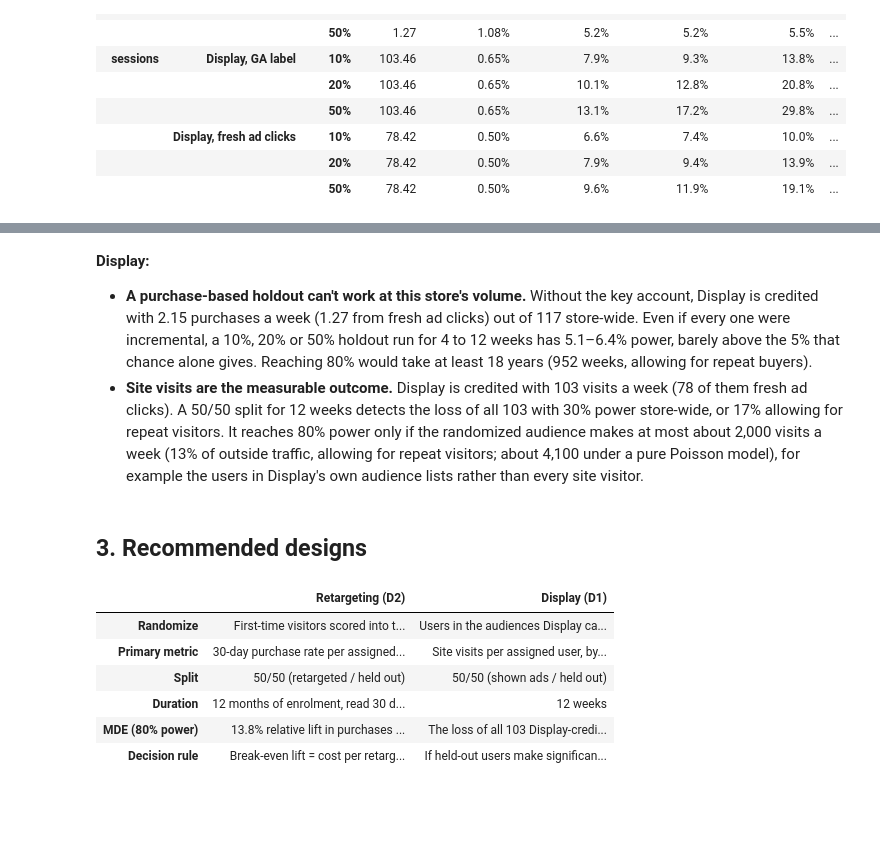
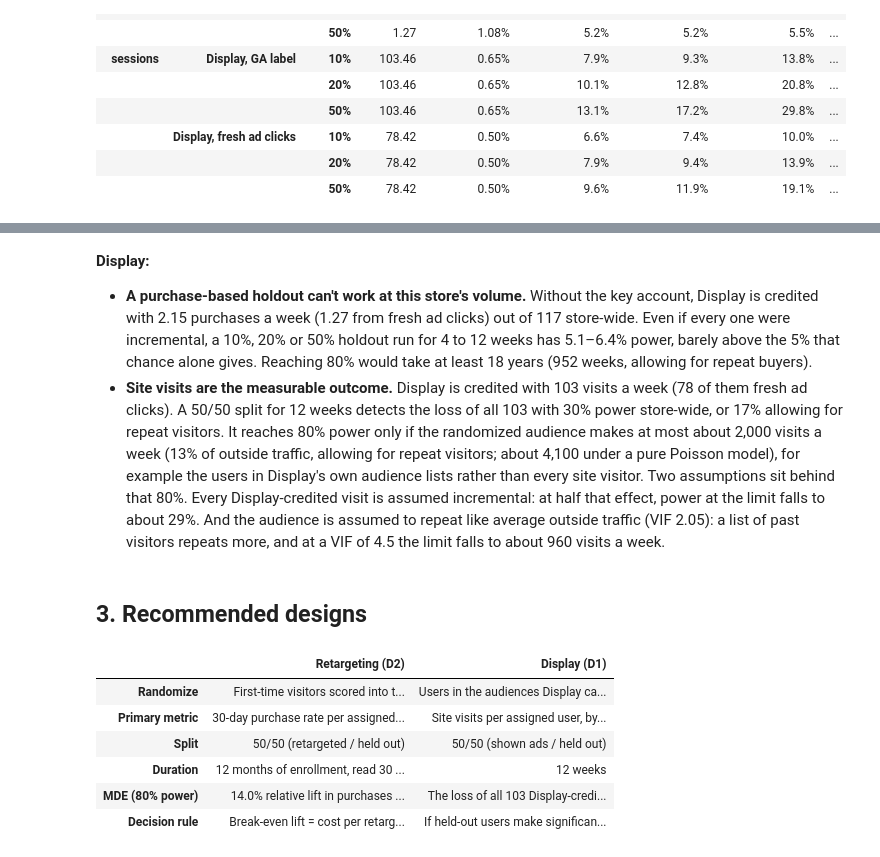
Before and after one commit to Pann13223029/merch-store-marketing-case-study, a Jupyter notebook: notebooks/06_test_design.ipynb, the cells around one changed output, grey strips where cells are left out. Drawn from its saved outputs; the diff is of its cells as text; code cells hidden in the pictures; blank space fills up the shorter version.

```diff
--- a/notebooks/06_test_design.ipynb
+++ b/notebooks/06_test_design.ipynb
@@ -52,7 +52,7 @@ train, test = live[live.split == "train"], live[live.split == "test"]
 tuning = pd.read_json(ROOT / "data/processed/tuning_results.json")
 chosen = tuning.loc[tuning.cv_pr_auc.idxmax()]   # notebook 04's model: the best validation PR-AUC (gradient boosting)
 score = PIPELINES[chosen.model](**chosen.params).fit(train, train[LABEL]).predict_proba(test)[:, 1]
-months = (test.session_date.max() - test.session_date.min()).days / 30.4
+months = months_spanned(test.session_date)   # May 1 – Jul 1, 2017: 62 days, both ends included
 order = np.argsort(-score, kind="stable")
 
 rows = []
@@ -126,7 +126,7 @@ Top 20%: capped 30-day revenue $2.10 per retargeted visitor (staff at $0). The 1
 | $0.15 | 14.3% |
 | $0.20 | 19.0% |
 # %%
-# Smallest detectable lift by months of enrolment (no viz helper draws this form, so it's drawn here in the same style)
+# Smallest detectable lift by months of enrollment (no viz helper draws this form, so it's drawn here in the same style)
 m_axis = np.linspace(0.2, 24, 480)
 p, r = top20.purchase_rate, top20.return_visit_rate
 curves = {"Purchase rate, 50/50": (two_sample_mde(p, proportion_sd(p), per_month * m_axis, 0.5), viz.SERIES_1),
@@ -136,7 +136,7 @@ at_12 = {split: two_sample_mde(p, proportion_sd(p), per_month * 12, h) for split
 early = duration_for_power(lambda m: two_sample_power(r, proportion_sd(r), LIFT, per_month * m, 0.5))
 
 viz.apply_style()
-fig, ax = viz.figure(760, 500, plot_box=(72, 132, 40, 104))
+fig, ax = viz.figure(760, 516, plot_box=(72, 132, 40, 120))   # 3-line footnote
 ax.set_xlim(0, 24)
 ax.set_ylim(0, 0.6)
 ax.set_xticks(range(0, 25, 3), [str(m) for m in range(0, 25, 3)])
@@ -144,7 +144,7 @@ ax.set_yticks(np.arange(0, 0.61, 0.1), [f"{t:.0%}" for t in np.arange(0, 0.61, 0
 ax.grid(axis="both", zorder=0)
 ax.spines["left"].set_visible(False)
 ax.spines["bottom"].set_color(viz.AXIS)
-ax.set_xlabel("Months of enrolment", fontsize=viz.px(11), color=viz.MUTED, labelpad=6)
+ax.set_xlabel("Months of enrollment", fontsize=viz.px(11), color=viz.MUTED, labelpad=6)
 ax.axhline(LIFT, color=viz.INK_2, lw=viz.px(1), zorder=2)
 ax.text(23.8, LIFT - 0.012, "10% lift assumed in the break-even", ha="right", va="top", fontsize=viz.px(11),
         color=viz.INK_2)
@@ -169,8 +169,9 @@ for label, (_, color) in curves.items():   # legend row under the subtitle
     t = fig.text((lx + 22) / w, 1 - 100 / h, label, ha="left", va="center", fontsize=viz.px(12), color=viz.INK_2)
     fig.canvas.draw()
     lx += 22 + t.get_window_extent().width / (fig.dpi / viz.PX_PER_IN) + 26
-viz.footnote(fig, f"About {round(per_month, -2):,.0f} visitors a month are analysed (the top 20% of first-time visitors, staff left out). "
-                  "Two-sided 5% test; rates from May–Jun 2017.\nRandomized display-ad experiments found purchase lifts of "
-                  "8–10.5% (Johnson, Lewis & Nubbemeyer).")
+viz.footnote(fig, f"About {round(per_month, -2):,.0f} visitors a month are analyzed (the top 20% of first-time visitors, staff left out). "
+                  "Two-sided 5% test; rates from May–Jun 2017.\nRandomized experiments: one retargeting campaign lifted purchases "
+                  "10.5%; the median conversion lift across Google Display\nNetwork experiments was 8% (Johnson, Lewis & "
+                  "Nubbemeyer).")
 viz.show_saved(fig, ROOT / "reports/figures/test_retargeting_mde.png")
 # %% [output]
@@ -291,7 +292,7 @@ visits_test.style.format({"lost_per_week": "{:,.1f}", "store_wide_power": "{:.1%
 **Display:**
 
 - **A purchase-based holdout can't work at this store's volume.** Without the key account, Display is credited with 2.15 purchases a week (1.27 from fresh ad clicks) out of 117 store-wide. Even if every one were incremental, a 10%, 20% or 50% holdout run for 4 to 12 weeks has 5.1–6.4% power, barely above the 5% that chance alone gives. Reaching 80% would take at least 18 years (952 weeks, allowing for repeat buyers).
-- **Site visits are the measurable outcome.** Display is credited with 103 visits a week (78 of them fresh ad clicks). A 50/50 split for 12 weeks detects the loss of all 103 with 30% power store-wide, or 17% allowing for repeat visitors. It reaches 80% power only if the randomized audience makes at most about 2,000 visits a week (13% of outside traffic, allowing for repeat visitors; about 4,100 under a pure Poisson model), for example the users in Display's own audience lists rather than every site visitor.
+- **Site visits are the measurable outcome.** Display is credited with 103 visits a week (78 of them fresh ad clicks). A 50/50 split for 12 weeks detects the loss of all 103 with 30% power store-wide, or 17% allowing for repeat visitors. It reaches 80% power only if the randomized audience makes at most about 2,000 visits a week (13% of outside traffic, allowing for repeat visitors; about 4,100 under a pure Poisson model), for example the users in Display's own audience lists rather than every site visitor. Two assumptions sit behind that 80%. Every Display-credited visit is assumed incremental: at half that effect, power at the limit falls to about 29%. And the audience is assumed to repeat like average outside traffic (VIF 2.05): a list of past visitors repeats more, and at a VIF of 4.5 the limit falls to about 960 visits a week.
 # %% [markdown]
 ## 3. Recommended designs
 # %%
@@ -304,36 +305,42 @@ designs = pd.DataFrame({
         "Primary metric": ("30-day purchase rate per assigned visitor (intention to treat), with staff identified "
                            "afterwards left out. Early read: 30-day return-visit rate"),
         "Split": "50/50 (retargeted / held out)",
-        "Duration": "12 months of enrolment, read 30 days after it closes",
+        "Duration": "12 months of enrollment, read 30 days after it closes",
         "MDE (80% power)": (f"{p50.mde_12_months:.1%} relative lift in purchases ({p50.power_12_months:.0%} power at +10%); "
                             f"+10% in return visits after {ret50.months_for_80pct:.1f} months"),
         "Decision rule": (f"Break-even lift = cost per retargeted visitor ÷ (${revenue_per_visitor:.2f} × 50% margin). "
-                          "Keep retargeting if the purchase lift's 95% CI lies above it, stop if the CI lies below it, "
-                          f"otherwise extend enrolment (about {p50.months_for_80pct:.0f} months gives 80% power at +10%). "
+                          "Before reading the lift, check that the share of enrollees identified as staff is balanced "
+                          "across arms (two-proportion test, same detection window for every enrollee), and also report "
+                          "the result with staff included. Keep retargeting if the purchase lift's 95% CI lies above the "
+                          "break-even lift and stop if it lies below it; this assumes the extra buyers spend like the "
+                          "average buyer, so check revenue per buyer by arm. Otherwise extend enrollment once, up to 24 "
+                          "months, and decide then, on the point estimate if the CI still straddles break-even "
+                          f"(about {p50.months_for_80pct:.0f} months gives 80% power to detect +10% against no effect, "
+                          "not against break-even, so a lift close to break-even may never be resolved). "
                           "Early read: if return visits aren't clearly up, fix ad delivery before waiting a year. "
                           "After the decision, keep a 10% holdout to monitor"),
     },
     "Display (D1)": {
         "Randomize": "Users in the audiences Display campaigns target, split by the ad platform per user (not by region)",
         "Primary metric": ("Site visits per assigned user, by any route. Purchases and revenue reported but not "
                            "powered"),
         "Split": "50/50 (shown ads / held out)",
         "Duration": "12 weeks",
         "MDE (80% power)": (f"The loss of all {ga.lost_per_week:.0f} Display-credited visits a week, if the audience makes "
                             f"at most {ga.largest_audience_per_week:,.0f} visits a week (store-wide power "
                             f"{ga.store_wide_power:.0%})"),
         "Decision rule": ("If held-out users make significantly fewer visits, Display adds traffic: value the extra "
                           "visits at the store's revenue per visit and compare with Display's cost. If the difference's "
                           "95% CI stays below the visits GA credits to Display, GA over-credits it: budget Display on "
                           "the measured difference, not on GA's report"),
     },
 })
 designs.style.set_properties(**{"text-align": "left", "white-space": "normal"})
 # %% [output]
 |  | Retargeting (D2) | Display (D1) |
 | Randomize | First-time visitors scored into t... | Users in the audiences Display ca... |
 | Primary metric | 30-day purchase rate per assigned... | Site visits per assigned user, by... |
 | Split | 50/50 (retargeted / held out) | 50/50 (shown ads / held out) |
-| Duration | 12 months of enrolment, read 30 d... | 12 weeks |
-| MDE (80% power) | 13.8% relative lift in purchases ... | The loss of all 103 Display-credi... |
+| Duration | 12 months of enrollment, read 30 ... | 12 weeks |
+| MDE (80% power) | 14.0% relative lift in purchases ... | The loss of all 103 Display-credi... |
 | Decision rule | Break-even lift = cost per retarg... | If held-out users make significan... |
```
Also changed, not shown: parts of 11 cells of this notebook, 15 other files.
